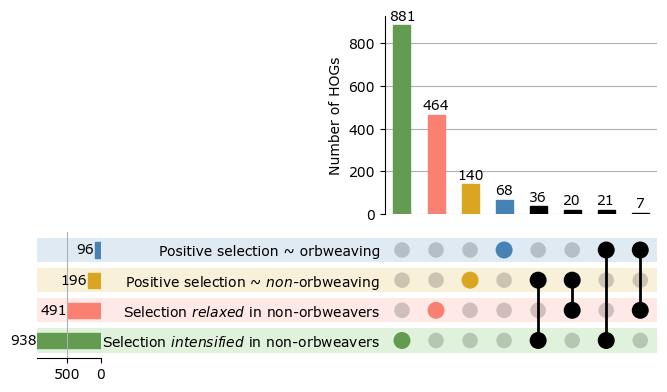
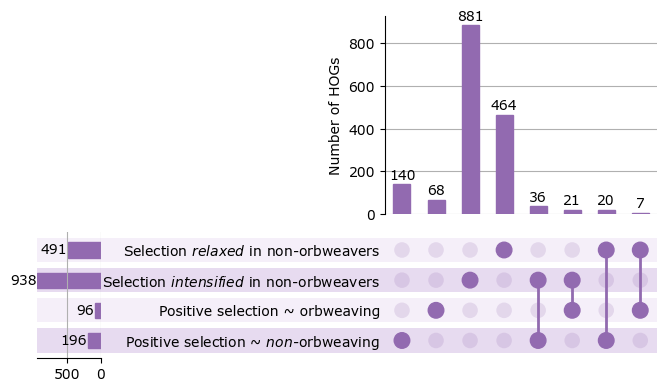
Code edit (unified diff) that turned the first committed figure into the second:
--- before
+++ after
@@ -1,27 +1,32 @@
 upset = UpSet(
-    upset_data, show_counts=True,
+    upset_data, show_counts=True, sort_categories_by=None, facecolor='#926AB0'
 )
 
-upset.style_categories('Selection $\it{relaxed}$ in non-orbweavers', bar_facecolor='#FA8072', shading_facecolor='#FEE9E7')
-upset.style_categories('Positive selection ~ orbweaving', bar_facecolor='#4682B4', shading_facecolor='#E0EAF2')
-upset.style_categories('Positive selection ~ $\it{non}$-orbweaving', bar_facecolor='#DAA520', shading_facecolor='#F9F0D9')
-upset.style_categories('Selection $\it{intensified}$ in non-orbweavers', bar_facecolor='#639B51', shading_facecolor='#E0F2DB')
+# upset.style_categories('Selection $\it{relaxed}$ in non-orbweavers', bar_facecolor='#FA8072', shading_facecolor='#FEE9E7')
+# upset.style_categories('Positive selection ~ orbweaving', bar_facecolor='#4682B4', shading_facecolor='#E0EAF2')
+# upset.style_categories('Positive selection ~ $\it{non}$-orbweaving', bar_facecolor='#DAA520', shading_facecolor='#F9F0D9')
+# upset.style_categories('Selection $\it{intensified}$ in non-orbweavers', bar_facecolor='#639B51', shading_facecolor='#E0F2DB')
 
-upset.style_subsets(present=['Selection $\it{relaxed}$ in non-orbweavers'], 
-                    absent=['Positive selection ~ orbweaving', 'Positive selection ~ $\it{non}$-orbweaving', 'Selection $\it{intensified}$ in non-orbweavers'],
-                    facecolor='#FA8072')
-upset.style_subsets(present=['Positive selection ~ orbweaving'], 
-                    absent=['Selection $\it{relaxed}$ in non-orbweavers', 'Positive selection ~ $\it{non}$-orbweaving', 
-                            'Selection $\it{intensified}$ in non-orbweavers'],
-                    facecolor='#4682B4')
-upset.style_subsets(present=['Selection $\it{intensified}$ in non-orbweavers'], 
-                    absent=['Selection $\it{relaxed}$ in non-orbweavers', 'Positive selection ~ orbweaving', 'Positive selection ~ $\it{non}$-orbweaving'],
-                    facecolor='#639B51')
-upset.style_subsets(present=['Positive selection ~ $\it{non}$-orbweaving'], 
-                    absent=['Selection $\it{relaxed}$ in non-orbweavers', 'Positive selection ~ orbweaving', 'Selection $\it{intensified}$ in non-orbweavers'],
-                    facecolor='#DAA520')
+upset.style_categories('Selection $\it{relaxed}$ in non-orbweavers', bar_facecolor='#926AB0', shading_facecolor="#F5EFF9")
+upset.style_categories('Selection $\it{intensified}$ in non-orbweavers', bar_facecolor='#926AB0', shading_facecolor='#E7DBF0')
+upset.style_categories('Positive selection ~ orbweaving', bar_facecolor='#926AB0', shading_facecolor='#F5EFF9')
+upset.style_categories('Positive selection ~ $\it{non}$-orbweaving', bar_facecolor='#926AB0', shading_facecolor='#E7DBF0')
+
+# upset.style_subsets(present=['Selection $\it{relaxed}$ in non-orbweavers'], 
+#                     absent=['Positive selection ~ orbweaving', 'Positive selection ~ $\it{non}$-orbweaving', 'Selection $\it{intensified}$ in non-orbweavers'],
+#                     facecolor='#70547E')
+# upset.style_subsets(present=['Positive selection ~ orbweaving'], 
+#                     absent=['Selection $\it{relaxed}$ in non-orbweavers', 'Positive selection ~ $\it{non}$-orbweaving', 
+#                             'Selection $\it{intensified}$ in non-orbweavers'],
+#                     facecolor='#A579C6')
+# upset.style_subsets(present=['Selection $\it{intensified}$ in non-orbweavers'], 
+#                     absent=['Selection $\it{relaxed}$ in non-orbweavers', 'Positive selection ~ orbweaving', 'Positive selection ~ $\it{non}$-orbweaving'],
+#                     facecolor='#A579C6')
+# upset.style_subsets(present=['Positive selection ~ $\it{non}$-orbweaving'], 
+#                     absent=['Selection $\it{relaxed}$ in non-orbweavers', 'Positive selection ~ orbweaving', 'Selection $\it{intensified}$ in non-orbweavers'],
+#                     facecolor='#A579C6')
 
 upset.plot()
 plt.ylabel('Number of HOGs')
 plt.rcParams['font.family'] = 'Verdana'
-# plt.savefig(str(figures + '/figure_2/hyphy_upset.png'), dpi=300, transparent=False, bbox_inches='tight')
+plt.savefig(str(figures + '/figure_2/hyphy_upset.png'), dpi=300, transparent=False, bbox_inches='tight')

Commit: change upset plots color scheme